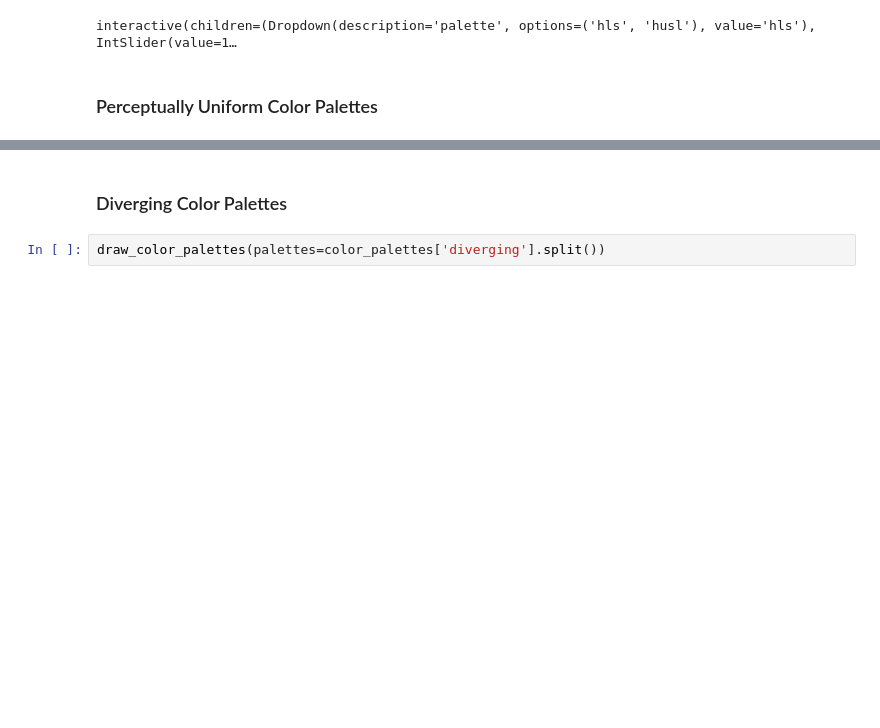
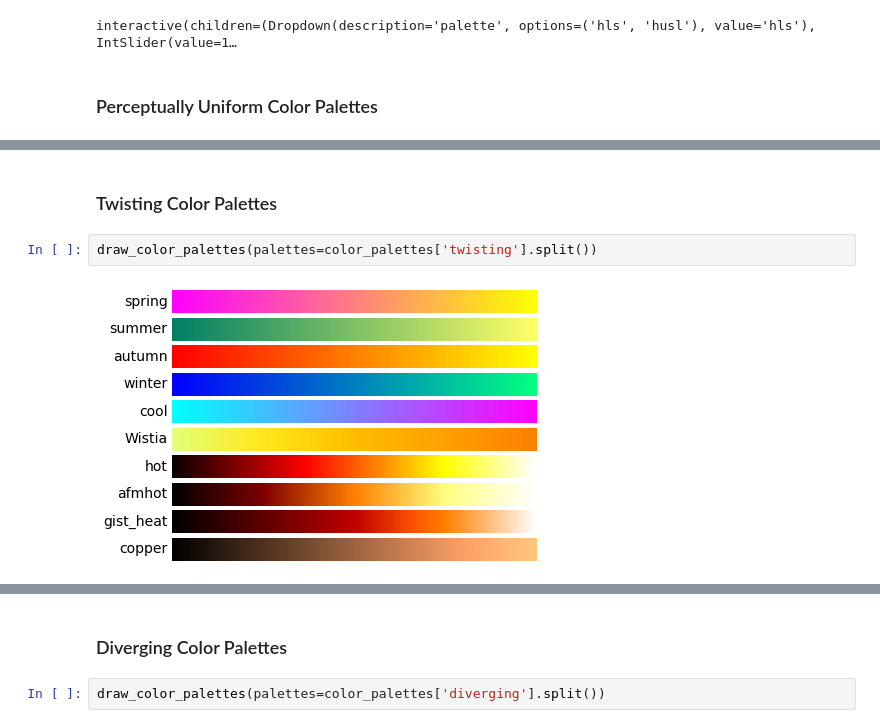
Before and after one commit to tetutaro/seaborn_color_palette, a Jupyter notebook: color_palette.ipynb, the cells around one changed output, grey strips where cells are left out. Cells and saved outputs as stored; diff of their text form; blank space fills up the shorter version.

```diff
--- a/color_palette.ipynb
+++ b/color_palette.ipynb
@@ -212,0 +274,6 @@ interactive(children=(Dropdown(description='palette', options=('binary', 'gist_y
+# %% [markdown]
+### Twisting Color Palettes
+# %%
+draw_color_palettes(palettes=color_palettes['twisting'].split())
+# %% [output]
+[figure, added]
```
Also changed, not shown: parts of 22 cells of this notebook.
